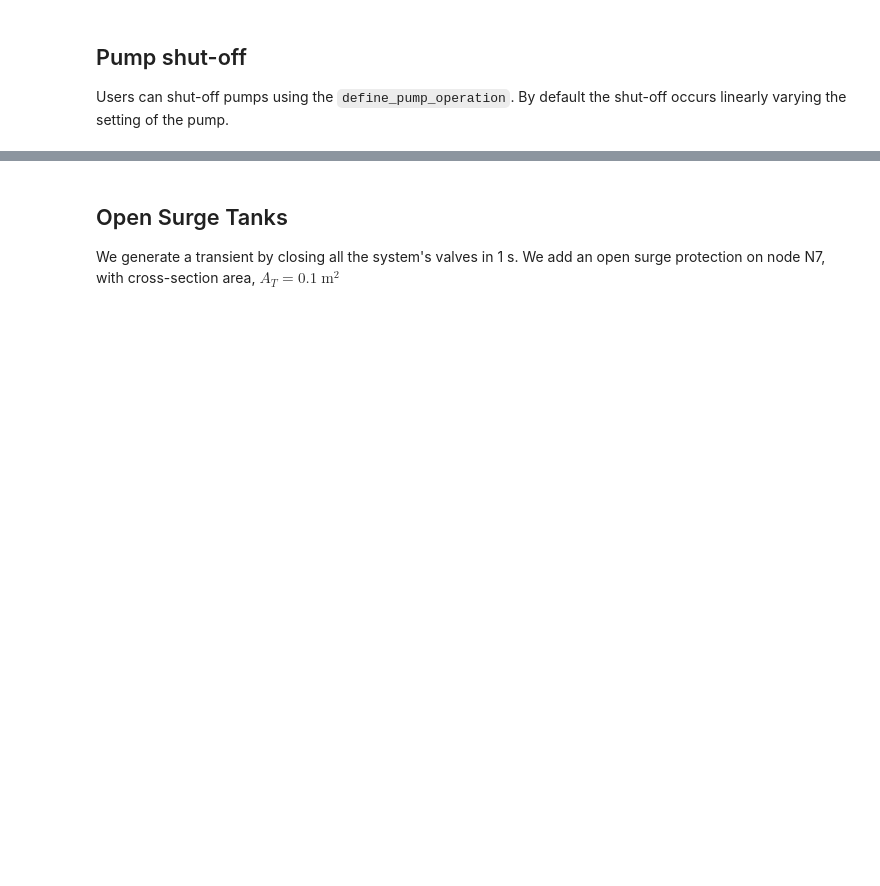
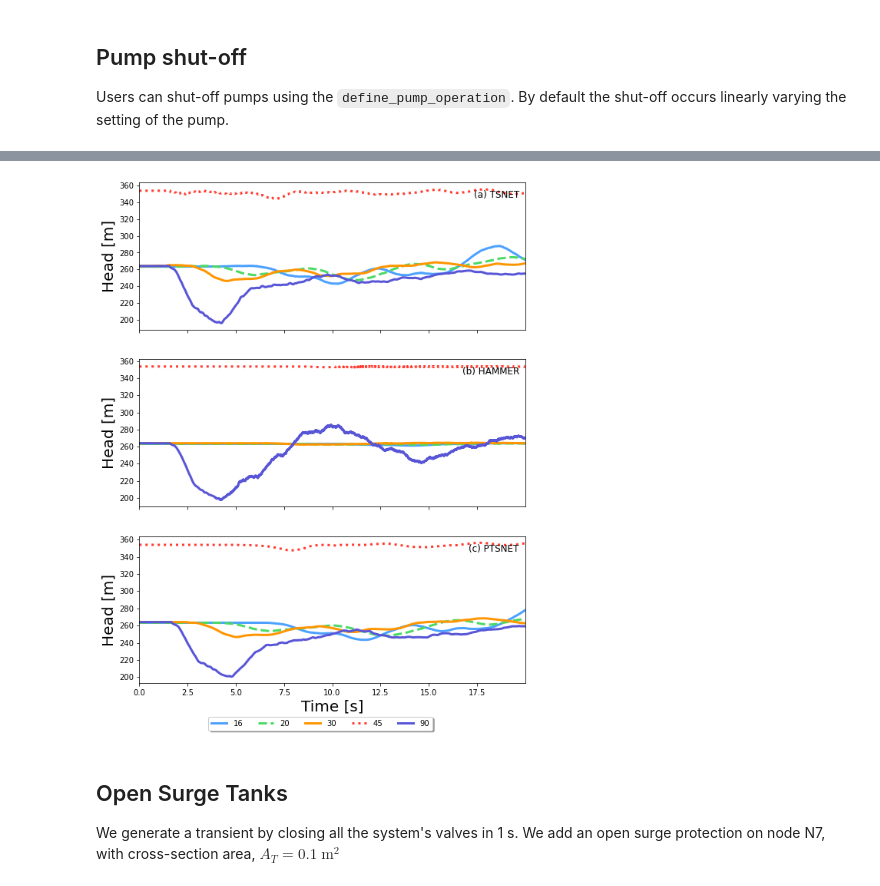
Before and after one commit to gandresr/ptsnet, a Jupyter notebook: publication/main.ipynb, the cells around one changed output, grey strips where cells are left out. Saved outputs shown, nothing was run; the diff lists cells and outputs as text; code cells hidden in the pictures; blank space fills up the shorter version.

```diff
--- a/publication/main.ipynb
+++ b/publication/main.ipynb
@@ -71,0 +96,4 @@ Warning: valves ['VALVE-180' 'VALVE-176' 'VALVE-175' 'VALVE-174' 'VALVE-173' 'VA
+# %%
+sim = PTSNETSimulation(workspace_name = 'TNET3_BURST', inpfile = get_example_path('TNET3'), settings={'duration':20})
+sim.add_burst('JUNCTION-73', 0.02, 1, 2)
+sim.run()
@@ -72,3 +102,15 @@ Warning: valves ['VALVE-180' 'VALVE-176' 'VALVE-175' 'VALVE-174' 'VALVE-173' 'VA
+# %%
+# Comparing Results
+
+data = {node_name : sim['node'].head[node_name] for node_name in node_names}
+export_time_series(sim['time'], data, path=results_file('burst_ptsnet.txt'))
+
+plot_comparison_results(node_names,
+    data_ptsnet = pd.read_csv(results_file('burst_ptsnet.txt')),
+    data_tsnet = pd.read_csv(results_file('burst_tsnet.txt')),
+    data_hammer = pd.read_csv(results_file('burst_hammer.txt')))
+# %% [output]
+[figure, added]
 # %% [markdown]
 ## Open Surge Tanks
 We generate a transient by closing all the system's valves in 1 s. We add an open surge protection on node N7, with cross-section area, $A_T = 0.1$ $\text{m}^2$
```
Also changed, not shown: parts of 17 cells of this notebook, 22 other files.
